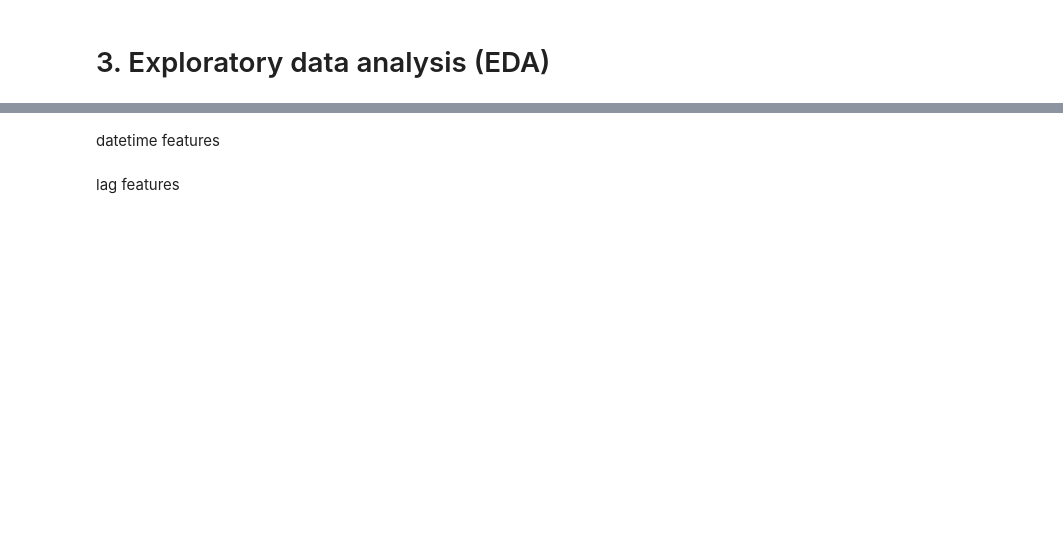
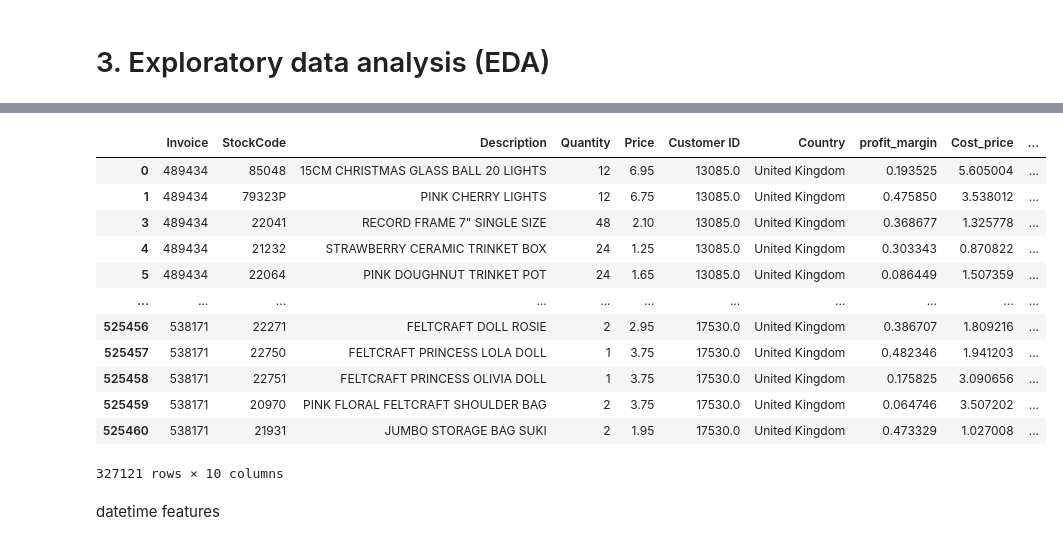
Before and after one commit to peerapat-t/Price-elasticity-for-dynamic-pricing, a Jupyter notebook: Price optimization.ipynb, the cells around one changed output, grey strips where cells are left out. Cells and saved outputs as stored; diff of their text form; code cells hidden in the pictures; blank space fills up the shorter version.

```diff
--- a/Price optimization.ipynb
+++ b/Price optimization.ipynb
@@ -186,0 +343,5 @@ dtype: int64
+# %%
+np.random.seed(42)
+df['profit_margin'] = np.random.uniform(0.01, 0.5, size=len(df))
+# %%
+df['Cost_price'] = df['Price'] * (1 - df['profit_margin'])
@@ -189,3 +368,21 @@ dtype: int64
+# %%
+df['yyyymmdd'] = df['InvoiceDate'].dt.strftime('%Y%m%d')
+# %%
+df.drop(columns='InvoiceDate', axis = 'columns')
+# %% [output]
+|  | Invoice | StockCode | Description | Quantity | Price | Customer ID | Country | profit_margin | Cost_price | ... |
+| 0 | 489434 | 85048 | 15CM CHRISTMAS GLASS BALL 20 LIGHTS | 12 | 6.95 | 13085.0 | United Kingdom | 0.193525 | 5.605004 | ... |
+| 1 | 489434 | 79323P | PINK CHERRY LIGHTS | 12 | 6.75 | 13085.0 | United Kingdom | 0.475850 | 3.538012 | ... |
+| 3 | 489434 | 22041 | RECORD FRAME 7" SINGLE SIZE | 48 | 2.10 | 13085.0 | United Kingdom | 0.368677 | 1.325778 | ... |
+| 4 | 489434 | 21232 | STRAWBERRY CERAMIC TRINKET BOX | 24 | 1.25 | 13085.0 | United Kingdom | 0.303343 | 0.870822 | ... |
+| 5 | 489434 | 22064 | PINK DOUGHNUT TRINKET POT | 24 | 1.65 | 13085.0 | United Kingdom | 0.086449 | 1.507359 | ... |
+| ... | ... | ... | ... | ... | ... | ... | ... | ... | ... | ... |
+| 525456 | 538171 | 22271 | FELTCRAFT DOLL ROSIE | 2 | 2.95 | 17530.0 | United Kingdom | 0.386707 | 1.809216 | ... |
+| 525457 | 538171 | 22750 | FELTCRAFT PRINCESS LOLA DOLL | 1 | 3.75 | 17530.0 | United Kingdom | 0.482346 | 1.941203 | ... |
+| 525458 | 538171 | 22751 | FELTCRAFT PRINCESS OLIVIA DOLL | 1 | 3.75 | 17530.0 | United Kingdom | 0.175825 | 3.090656 | ... |
+| 525459 | 538171 | 20970 | PINK FLORAL FELTCRAFT SHOULDER BAG | 2 | 3.75 | 17530.0 | United Kingdom | 0.064746 | 3.507202 | ... |
+| 525460 | 538171 | 21931 | JUMBO STORAGE BAG SUKI | 2 | 1.95 | 17530.0 | United Kingdom | 0.473329 | 1.027008 | ... |
+327121 rows × 10 columns
 # %% [markdown]
 datetime features
 # %%
@@ -226,2 +410,0 @@ df
-# %% [markdown]
-lag features
```
Also changed, not shown: parts of 182 cells of this notebook, 1 other file.
